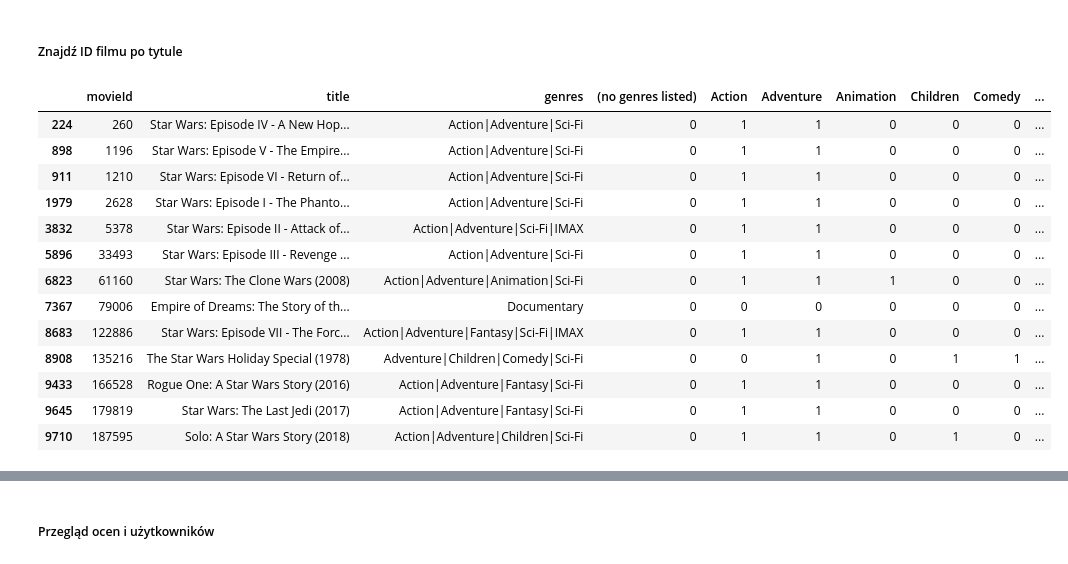
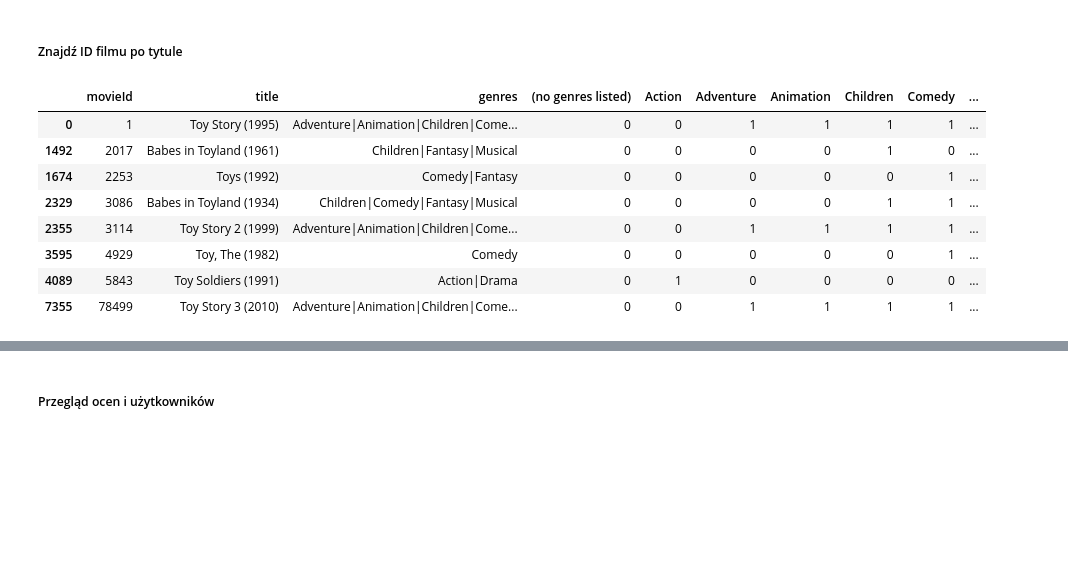
Before and after one commit to MlekoZjad/ML_2024, a Jupyter notebook: Case 2.ipynb, the cells around one changed output, grey strips where cells are left out. Drawn from its saved outputs; the diff is of its cells as text; code cells hidden in the pictures; blank space fills up the shorter version.

```diff
--- a/Case 2.ipynb
+++ b/Case 2.ipynb
@@ -316,22 +333,17 @@ def get_movie_ids_by_title(title_partial, movies = movies):
     # Return the matching_movies DataFrame
     return matching_movies
 # %%
-get_movie_ids_by_title("Star Wars", movies)
+get_movie_ids_by_title("Toy", movies)
 # %% [output]
 |  | movieId | title | genres | (no genres listed) | Action | Adventure | Animation | Children | Comedy | ... |
-| 224 | 260 | Star Wars: Episode IV - A New Hop... | Action|Adventure|Sci-Fi | 0 | 1 | 1 | 0 | 0 | 0 | ... |
-| 898 | 1196 | Star Wars: Episode V - The Empire... | Action|Adventure|Sci-Fi | 0 | 1 | 1 | 0 | 0 | 0 | ... |
-| 911 | 1210 | Star Wars: Episode VI - Return of... | Action|Adventure|Sci-Fi | 0 | 1 | 1 | 0 | 0 | 0 | ... |
-| 1979 | 2628 | Star Wars: Episode I - The Phanto... | Action|Adventure|Sci-Fi | 0 | 1 | 1 | 0 | 0 | 0 | ... |
-| 3832 | 5378 | Star Wars: Episode II - Attack of... | Action|Adventure|Sci-Fi|IMAX | 0 | 1 | 1 | 0 | 0 | 0 | ... |
-| 5896 | 33493 | Star Wars: Episode III - Revenge ... | Action|Adventure|Sci-Fi | 0 | 1 | 1 | 0 | 0 | 0 | ... |
-| 6823 | 61160 | Star Wars: The Clone Wars (2008) | Action|Adventure|Animation|Sci-Fi | 0 | 1 | 1 | 1 | 0 | 0 | ... |
-| 7367 | 79006 | Empire of Dreams: The Story of th... | Documentary | 0 | 0 | 0 | 0 | 0 | 0 | ... |
-| 8683 | 122886 | Star Wars: Episode VII - The Forc... | Action|Adventure|Fantasy|Sci-Fi|IMAX | 0 | 1 | 1 | 0 | 0 | 0 | ... |
-| 8908 | 135216 | The Star Wars Holiday Special (1978) | Adventure|Children|Comedy|Sci-Fi | 0 | 0 | 1 | 0 | 1 | 1 | ... |
-| 9433 | 166528 | Rogue One: A Star Wars Story (2016) | Action|Adventure|Fantasy|Sci-Fi | 0 | 1 | 1 | 0 | 0 | 0 | ... |
-| 9645 | 179819 | Star Wars: The Last Jedi (2017) | Action|Adventure|Fantasy|Sci-Fi | 0 | 1 | 1 | 0 | 0 | 0 | ... |
-| 9710 | 187595 | Solo: A Star Wars Story (2018) | Action|Adventure|Children|Sci-Fi | 0 | 1 | 1 | 0 | 1 | 0 | ... |
+| 0 | 1 | Toy Story (1995) | Adventure|Animation|Children|Come... | 0 | 0 | 1 | 1 | 1 | 1 | ... |
+| 1492 | 2017 | Babes in Toyland (1961) | Children|Fantasy|Musical | 0 | 0 | 0 | 0 | 1 | 0 | ... |
+| 1674 | 2253 | Toys (1992) | Comedy|Fantasy | 0 | 0 | 0 | 0 | 0 | 1 | ... |
+| 2329 | 3086 | Babes in Toyland (1934) | Children|Comedy|Fantasy|Musical | 0 | 0 | 0 | 0 | 1 | 1 | ... |
+| 2355 | 3114 | Toy Story 2 (1999) | Adventure|Animation|Children|Come... | 0 | 0 | 1 | 1 | 1 | 1 | ... |
+| 3595 | 4929 | Toy, The (1982) | Comedy | 0 | 0 | 0 | 0 | 0 | 1 | ... |
+| 4089 | 5843 | Toy Soldiers (1991) | Action|Drama | 0 | 1 | 0 | 0 | 0 | 0 | ... |
+| 7355 | 78499 | Toy Story 3 (2010) | Adventure|Animation|Children|Come... | 0 | 0 | 1 | 1 | 1 | 1 | ... |
 # %%
 get_movie_ids_by_title("Jumanji", movies)
 # %% [output]
```
Also changed, not shown: parts of 53 cells of this notebook.
